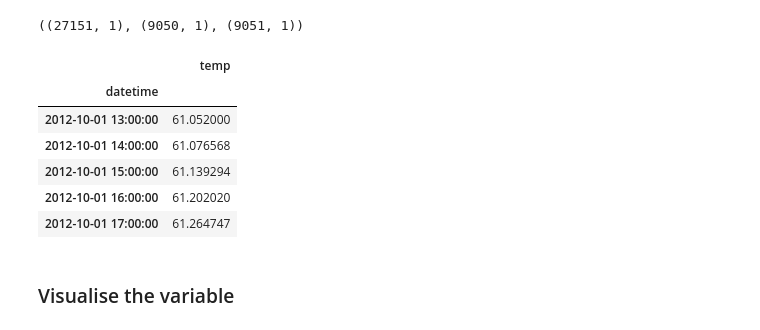
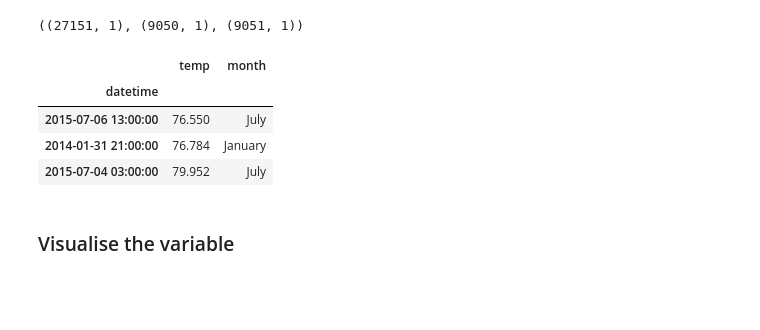
Before and after one commit to MagdalenaRahn/time-series-exercises, a Jupyter notebook: time-series-exploratory-analysis-lesson-08FEB23.ipynb, the cells around one changed output. Saved outputs shown, nothing was run; the diff lists cells and outputs as text; code cells hidden in the pictures; blank space fills up the shorter version.

```diff
--- a/time-series-exploratory-analysis-lesson-08FEB23.ipynb
+++ b/time-series-exploratory-analysis-lesson-08FEB23.ipynb
@@ -82,15 +76,13 @@ train.shape, val.shape, test.shape
 # train.shape, test.shape
 # %%
 # looking at train
-train.head()
+train.sample(3)
 # %% [output]
-|  | temp |
-| datetime |  |
-| 2012-10-01 13:00:00 | 61.052000 |
-| 2012-10-01 14:00:00 | 61.076568 |
-| 2012-10-01 15:00:00 | 61.139294 |
-| 2012-10-01 16:00:00 | 61.202020 |
-| 2012-10-01 17:00:00 | 61.264747 |
+|  | temp | month |
+| datetime |  |  |
+| 2015-07-06 13:00:00 | 76.550 | July |
+| 2014-01-31 21:00:00 | 76.784 | January |
+| 2015-07-04 03:00:00 | 79.952 | July |
 # %% [markdown]
 ### Visualise the variable
 # %%
```
Also changed, not shown: parts of 6 cells of this notebook, 5 other files.
